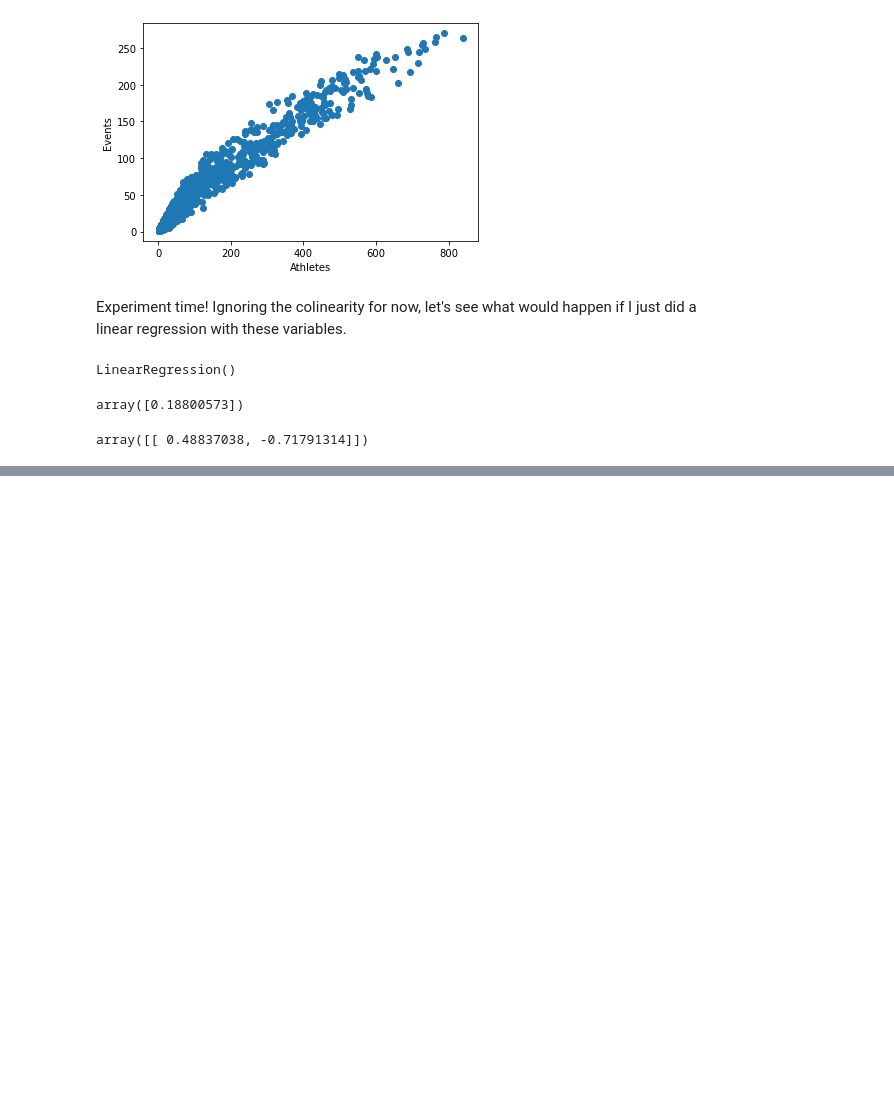
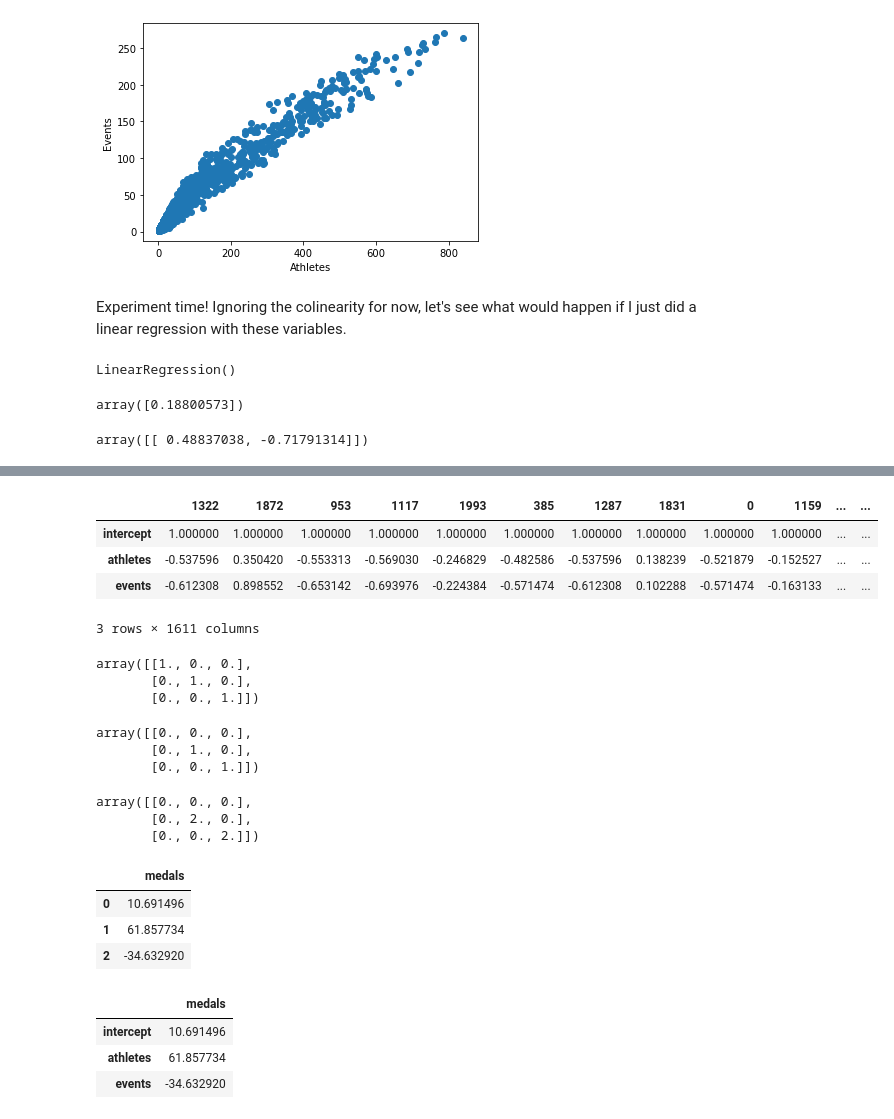
Before and after one commit to kwolf3/Experiments, a Jupyter notebook: Ridge Regression from Scratch.ipynb, the cells around one changed output, grey strips where cells are left out. Saved outputs shown, nothing was run; the diff lists cells and outputs as text; code cells hidden in the pictures; blank space fills up the shorter version.

Commit message:
Write ridge regression manually

```diff
--- a/Ridge Regression from Scratch.ipynb
+++ b/Ridge Regression from Scratch.ipynb
@@ -63,0 +90,4 @@ As can be seen above, the coefficient for athletes (b<sub>1</sub>) is about 0.48
+# %%
+# the .cpoy() is used to avoid the pandas Setting with Copy Warning (https://towardsdatascience.com/3-solutions-for-the-setting-with-copy-warning-of-python-pandas-dfe15d62de08)
+X = train[predictors].copy()
+X
@@ -63,0 +125,4 @@ As can be seen above, the coefficient for athletes (b<sub>1</sub>) is about 0.48
+# %%
+# Get info to use for standardizing the data
+x_mean = X.mean()
+x_std = X.std()
@@ -63,0 +141,3 @@ As can be seen above, the coefficient for athletes (b<sub>1</sub>) is about 0.48
+# %%
+# Standardize the data
+X = (X - x_mean) / x_std
@@ -63,0 +157,5 @@ As can be seen above, the coefficient for athletes (b<sub>1</sub>) is about 0.48
+# %%
+# Add the intercept column
+X['intercept'] = 1
+X = X[['intercept'] + predictors]
+X
@@ -63,0 +176,8 @@ As can be seen above, the coefficient for athletes (b<sub>1</sub>) is about 0.48
+# %%
+X.T
+# %% [output]
+|  | 1322 | 1872 | 953 | 1117 | 1993 | 385 | 1287 | 1831 | 0 | 1159 | ... | ... |
+| intercept | 1.000000 | 1.000000 | 1.000000 | 1.000000 | 1.000000 | 1.000000 | 1.000000 | 1.000000 | 1.000000 | 1.000000 | ... | ... |
+| athletes | -0.537596 | 0.350420 | -0.553313 | -0.569030 | -0.246829 | -0.482586 | -0.537596 | 0.138239 | -0.521879 | -0.152527 | ... | ... |
+| events | -0.612308 | 0.898552 | -0.653142 | -0.693976 | -0.224384 | -0.571474 | -0.612308 | 0.102288 | -0.571474 | -0.163133 | ... | ... |
+3 rows × 1611 columns
@@ -63,0 +188,39 @@ As can be seen above, the coefficient for athletes (b<sub>1</sub>) is about 0.48
+# %%
+I
+# %% [output]
+array([[1., 0., 0.],
+       [0., 1., 0.],
+       [0., 0., 1.]])
+# %%
+I[0][0] = 0
+I
+# %% [output]
+array([[0., 0., 0.],
+       [0., 1., 0.],
+       [0., 0., 1.]])
+# %%
+penalty = alpha * I
+penalty
+# %% [output]
+array([[0., 0., 0.],
+       [0., 2., 0.],
+       [0., 0., 2.]])
+# %%
+# the formula that will give the ridge regression coefficients
+# @ is matrix multiplication
+# 0 = y-intercept, 1 = b1 (athletes), 2 = b2 (events)
+B = np.linalg.inv(X.T @ X + penalty) @ X.T @ y
+B
+# %% [output]
+|  | medals |
+| 0 | 10.691496 |
+| 1 | 61.857734 |
+| 2 | -34.632920 |
+# %%
+B.index = ['intercept', 'athletes', 'events']
+B
+# %% [output]
+|  | medals |
+| intercept | 10.691496 |
+| athletes | 61.857734 |
+| events | -34.632920 |
```
Also changed, not shown: parts of 17 cells of this notebook.
